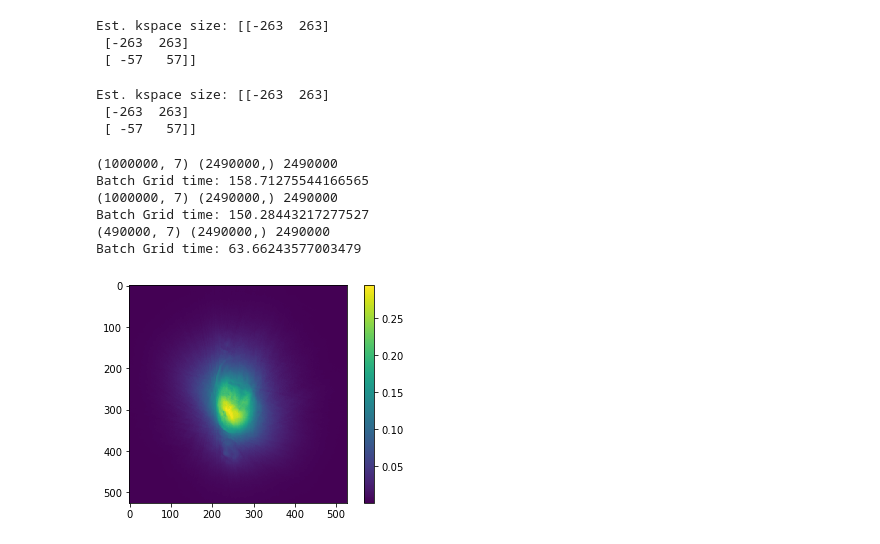
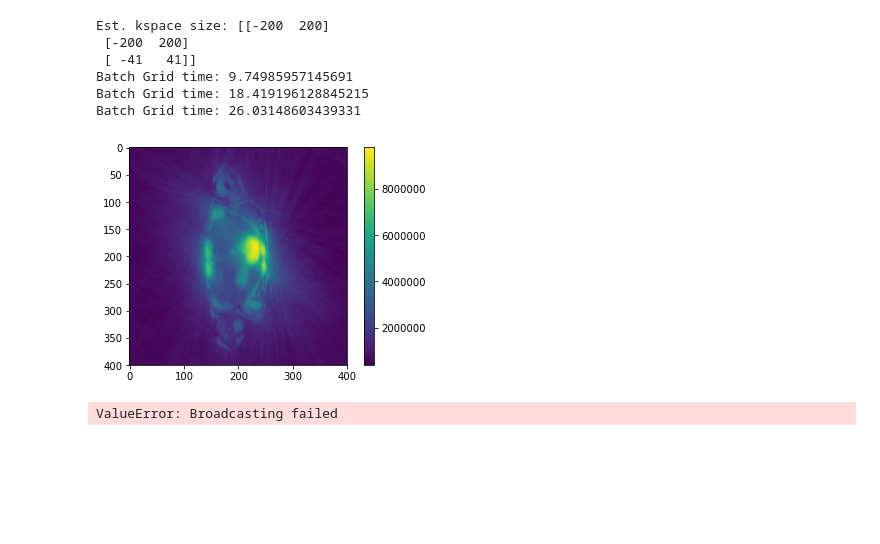
Before and after one commit to nicholas-zhu/MRI_tools, a Jupyter notebook: test.ipynb, the cells around one changed output. Drawn from its saved outputs; the diff is of its cells as text; code cells hidden in the pictures; blank space fills up the shorter version.

```diff
--- a/test.ipynb
+++ b/test.ipynb
@@ -11,3 +15,12 @@ from scipy import optimize
 # %%
-traj = cfl.readcfl(name='GPI_traj1')
-data = cfl.readcfl(name='cGPI_data1')
+traj = cfl.readcfl(name='GPI_traj')
+data = cfl.readcfl(name='cGPI_data')
+NFT = nufft_gpu.NUFFT3D(np.real(traj))
+img = NFT.adjoint(data)
+# %% [output]
+Est. kspace size: [[-200  200]
+ [-200  200]
+ [ -41   41]]
+Batch Grid time: 9.74985957145691
+Batch Grid time: 18.419196128845215
+Batch Grid time: 26.03148603439331
@@ -16,29 +27,5 @@ from NUFFT import nufft_3d
-# %%
-NFT = nufft_3d.NUFFT3D(np.real(traj))
-# %% [output]
-Est. kspace size: [[-263  263]
- [-263  263]
- [ -57   57]]
-# %%
-data1 = data[:,:,:,4,:,:,:,:,:,:,1]
-traj1 = traj[:,:,:,:,:,:,:,:,:,:,1]
-NFT = nufft_3d.NUFFT3D(np.real(traj1))
-# %% [output]
-Est. kspace size: [[-263  263]
- [-263  263]
- [ -57   57]]
-# %%
-img = NFT.adjoint(data1)
-# %% [output]
-(1000000, 7) (2490000,) 2490000
-Batch Grid time: 158.71275544166565
-(1000000, 7) (2490000,) 2490000
-Batch Grid time: 150.28443217277527
-(490000, 7) (2490000,) 2490000
-Batch Grid time: 63.66243577003479
-# %%
-from util import imshow_3d
-
-imshow_3d.imshow3d(np.abs(img[:,:,23]))
-# %% [output]
-[figure, removed]
+# %%
+img0 = np.sqrt(np.sum(np.abs(img**2),axis=3))
+imshow_3d.imshow3d(np.abs(img0[:,:,50]))
+# %% [output]
+[figure, added]
@@ -44,0 +34,7 @@ imshow_3d.imshow3d(np.abs(img[:,:,23]))
+# %%
+a = cp.zeros([6,3,2],dtype=cp.float32)
+b = cp.ones([1,3],dtype=cp.int32)
+c = cp.array([[4,2,3],[4,5,6],[7,8,9]])
+a+b
+# %% [output]
+ValueError: Broadcasting failed
```
Also changed, not shown: parts of 5 cells of this notebook.
